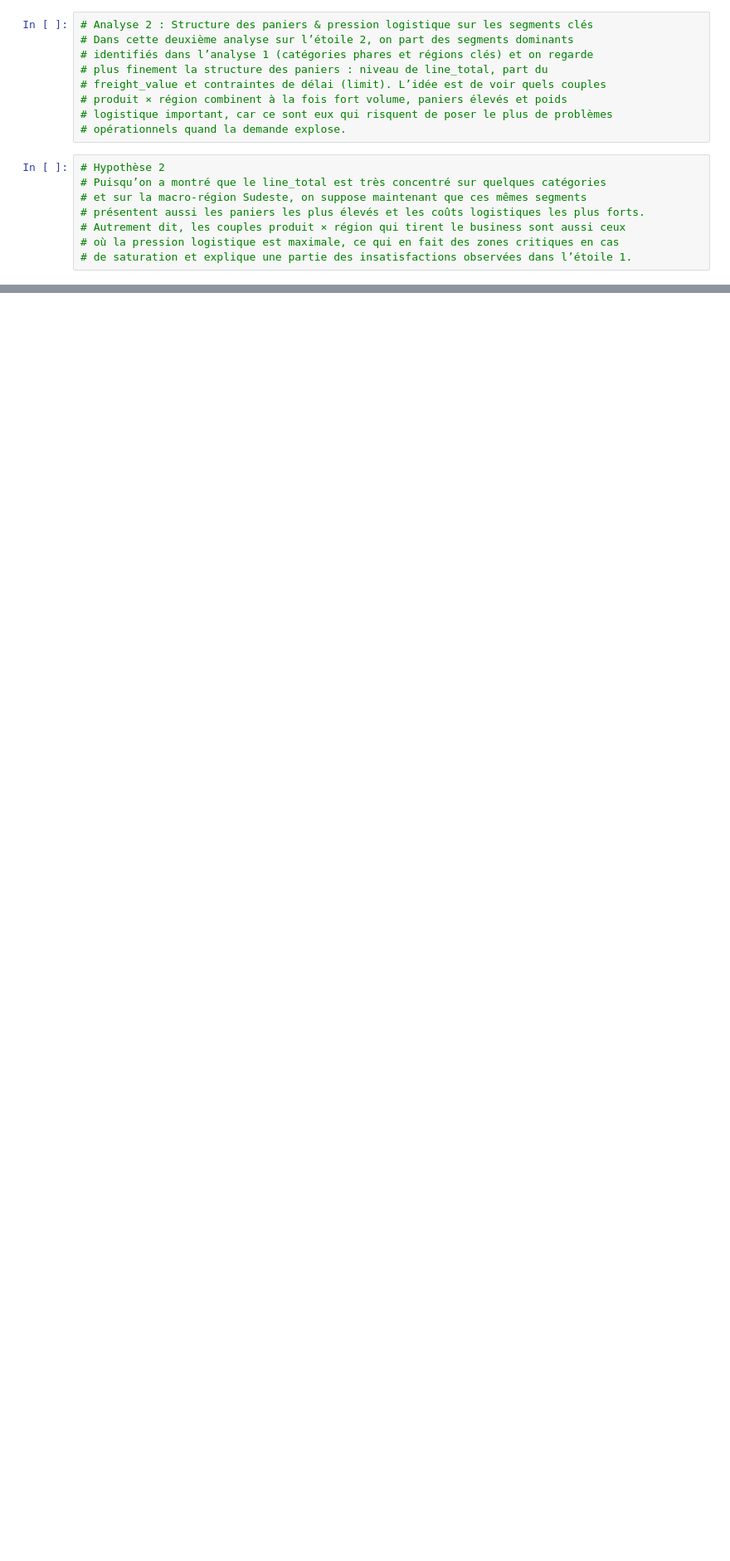
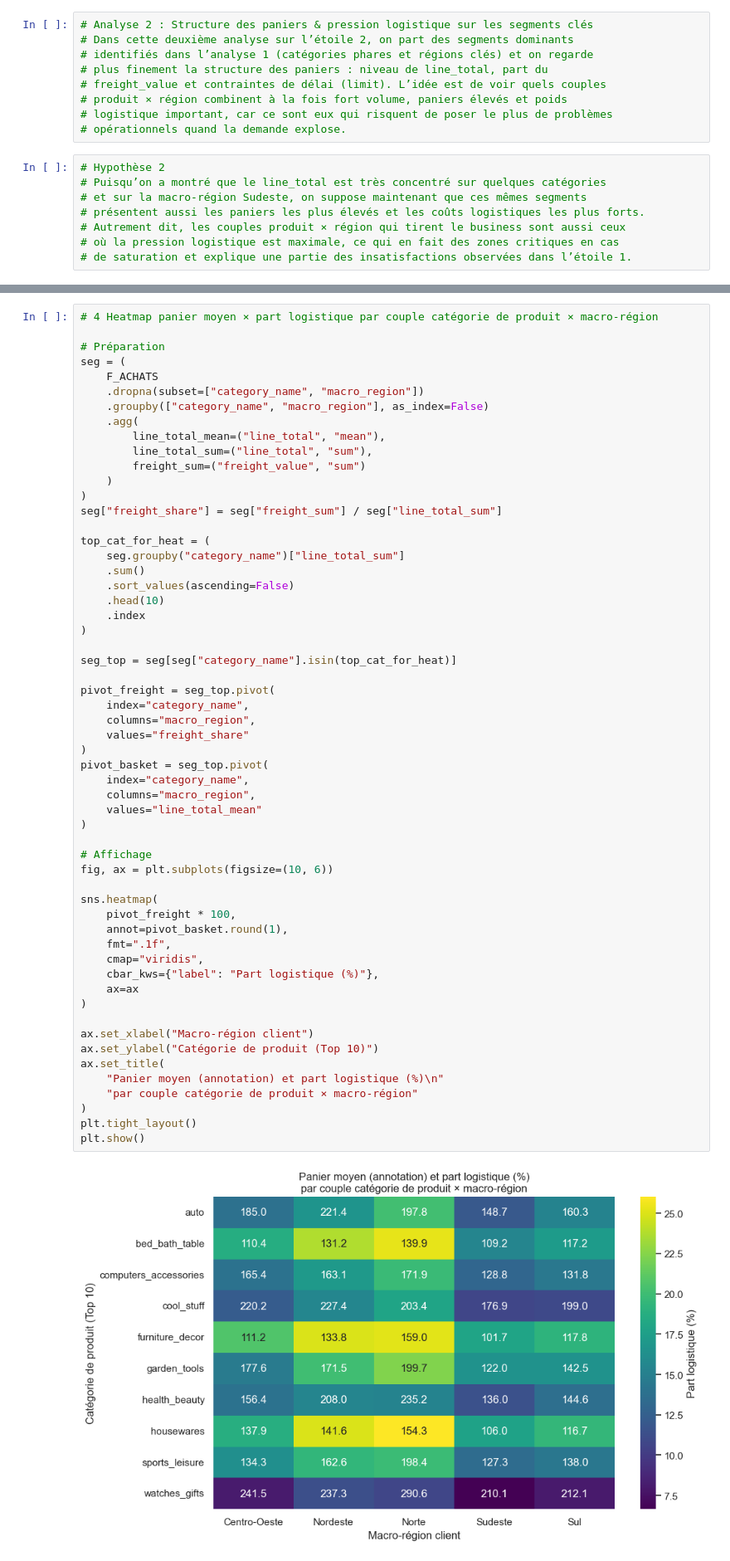
Before and after one commit to QuentinDoniczka/dataframe, a Jupyter notebook: script/2_achat_analyse_2_DONICZKA_Quentin.ipynb, the cells around one changed output, grey strips where cells are left out. Shown at 83% size. Cells and saved outputs as stored; diff of their text form; blank space fills up the shorter version.

```diff
--- a/script/2_achat_analyse_2_DONICZKA_Quentin.ipynb
+++ b/script/2_achat_analyse_2_DONICZKA_Quentin.ipynb
@@ -85,0 +289,59 @@ print("Dimensions produit et client préparées")
+# %%
+# 4 Heatmap panier moyen × part logistique par couple catégorie de produit × macro-région
+
+# Préparation
+seg = (
+    F_ACHATS
+    .dropna(subset=["category_name", "macro_region"])
+    .groupby(["category_name", "macro_region"], as_index=False)
+    .agg(
+        line_total_mean=("line_total", "mean"),
+        line_total_sum=("line_total", "sum"),
+        freight_sum=("freight_value", "sum")
+    )
+)
+seg["freight_share"] = seg["freight_sum"] / seg["line_total_sum"]
+
+top_cat_for_heat = (
+    seg.groupby("category_name")["line_total_sum"]
+    .sum()
+    .sort_values(ascending=False)
+    .head(10)
+    .index
+)
+
+seg_top = seg[seg["category_name"].isin(top_cat_for_heat)]
+
+pivot_freight = seg_top.pivot(
+    index="category_name",
+    columns="macro_region",
+    values="freight_share"
+)
+pivot_basket = seg_top.pivot(
+    index="category_name",
+    columns="macro_region",
+    values="line_total_mean"
+)
+
+# Affichage
+fig, ax = plt.subplots(figsize=(10, 6))
+
+sns.heatmap(
+    pivot_freight * 100,
+    annot=pivot_basket.round(1),
+    fmt=".1f",
+    cmap="viridis",
+    cbar_kws={"label": "Part logistique (%)"},
+    ax=ax
+)
+
+ax.set_xlabel("Macro-région client")
+ax.set_ylabel("Catégorie de produit (Top 10)")
+ax.set_title(
+    "Panier moyen (annotation) et part logistique (%)\n"
+    "par couple catégorie de produit × macro-région"
+)
+plt.tight_layout()
+plt.show()
+# %% [output]
+[figure, added]
```
Also changed, not shown: parts of 24 cells of this notebook, 1 other file.
